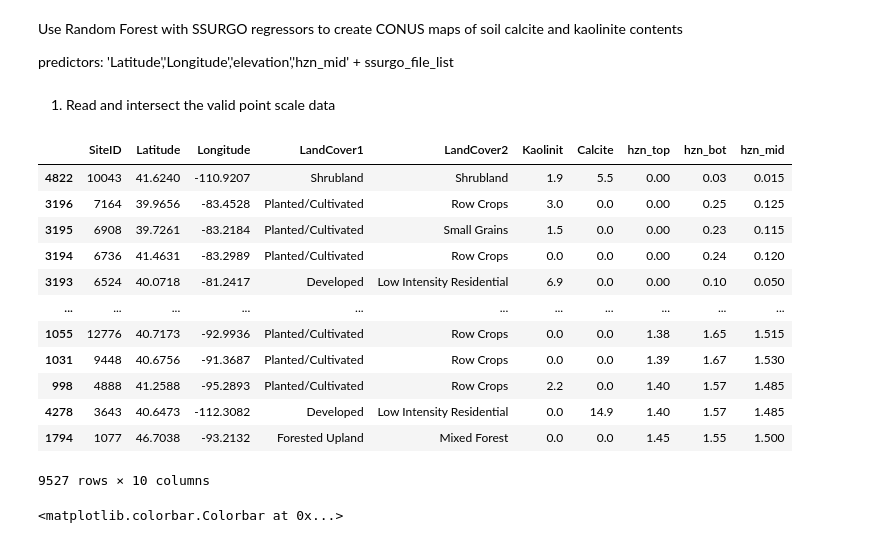
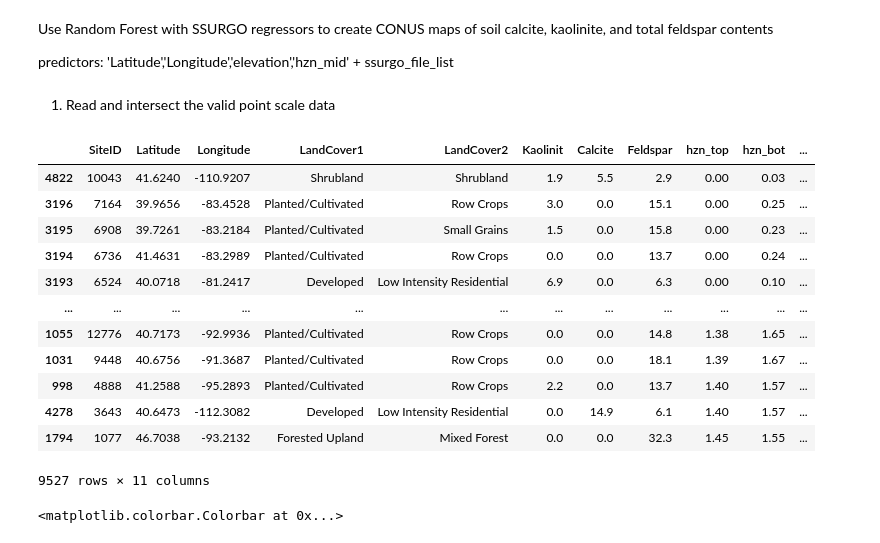
Before and after one commit to ypwong22/erw_scripts, a Jupyter notebook: interp_soilMineral_RF.ipynb, the cells around one changed output. Drawn from its saved outputs; the diff is of its cells as text; code cells hidden in the pictures.

```diff
--- a/interp_soilMineral_RF.ipynb
+++ b/interp_soilMineral_RF.ipynb
@@ -1,5 +1,5 @@
 # %% [markdown]
-Use Random Forest with SSURGO regressors to create CONUS maps of soil calcite and kaolinite contents
+Use Random Forest with SSURGO regressors to create CONUS maps of soil calcite, kaolinite, and total feldspar contents
 
 predictors: 'Latitude','Longitude','elevation','hzn_mid' + ssurgo_file_list
 # %%
@@ -47,12 +47,15 @@ for i,layer in enumerate(['A','C'], 3):
     data = pd.read_excel(os.path.join(path_data, f'Appendix_{i}a_{layer}horizon_18Sept2013.xls'),
                         skiprows = 12).iloc[1:, :]
     data = data.loc[:, ['SiteID', 'Latitude', 'Longitude', 'LandCover1', 'LandCover2',
-                        f'{layer}_Depth', f'{layer}_Kaolinit', f'{layer}_Calcite']
-                   ].dropna(subset = [f'{layer}_Kaolinit', f'{layer}_Calcite'], how = 'all')
+                        f'{layer}_Depth', f'{layer}_Kaolinit', f'{layer}_Calcite',
+                        f'{layer}_Tot_Flds']
+                   ].dropna(subset = [f'{layer}_Kaolinit', f'{layer}_Calcite',
+                                      f'{layer}_Tot_Flds'], how = 'all')
     data['SiteID'] = data['SiteID'].astype(int)
     data = data.rename({f'{layer}_Depth': 'Depth',
                         f'{layer}_Kaolinit': 'Kaolinit',
-                        f'{layer}_Calcite': 'Calcite'}, axis = 1)
+                        f'{layer}_Calcite': 'Calcite',
+                        f'{layer}_Tot_Flds': 'Feldspar'}, axis = 1)
     # N.D. indicates an undetected mineral phase.
     data.replace('N.D.', 0., inplace=True)
 
@@ -63,47 +66,48 @@ for i,layer in enumerate(['A','C'], 3):
     # N.S. indicates not a sample, in Kaolinit & Calcite columns
     data.replace('N.S.', np.nan, inplace = True)
     data['Kaolinit'] = data['Kaolinit'].astype(float)
     data['Calcite'] = data['Calcite'].astype(float)
+    data['Feldspar'] = data['Feldspar'].astype(float)
 
     # separate the depth range, convert from cm to m
     data['hzn_top'] = [float(d.split('-')[0])/100 for d in data['Depth']]
     data['hzn_bot'] = [float(d.split('-')[1])/100 for d in data['Depth']]
     data = data.drop('Depth', axis = 1)
 
     alldata.append(data)
 alldata = pd.concat(alldata, axis = 0).sort_values(by = 'hzn_top')
 # drop NA; fortunately, they are common between Kaolinit and Calcite
-alldata = alldata.dropna(axis = 0, how = 'all', subset = ['Kaolinit', 'Calcite'])
+alldata = alldata.dropna(axis = 0, how = 'all', subset = ['Kaolinit', 'Calcite', 'Feldspar'])
 
 ## Append elevation data
 #hr = xr.open_dataset(os.path.join(os.environ['E3SM_ROOT'], 'inputdata', 'lnd', 'clm2',
 #                                  'surfdata_map','surfdata_conus_erw_on_simyr1850_c211019.nc'))
 #elevation_list = []
 #for siteID, row in alldata.iterrows():
 #    x, y = np.unravel_index(np.argmin( \
 #        np.power(hr['LONGXY'].values - 360 - row['Longitude'],2) + \
 #        np.power(hr['LATIXY'].values - row['Latitude'],2) ), hr['LONGXY'].shape)
 #    elevation_list.append(hr['TOPO'].values[x, y])
 #alldata['elevation'] = elevation_list
 #hr.close()
 
 alldata['hzn_mid'] = (alldata['hzn_bot'] + alldata['hzn_top']) / 2
 
 alldata
 # %% [output]
-|  | SiteID | Latitude | Longitude | LandCover1 | LandCover2 | Kaolinit | Calcite | hzn_top | hzn_bot | hzn_mid |
-| 4822 | 10043 | 41.6240 | -110.9207 | Shrubland | Shrubland | 1.9 | 5.5 | 0.00 | 0.03 | 0.015 |
-| 3196 | 7164 | 39.9656 | -83.4528 | Planted/Cultivated | Row Crops | 3.0 | 0.0 | 0.00 | 0.25 | 0.125 |
-| 3195 | 6908 | 39.7261 | -83.2184 | Planted/Cultivated | Small Grains | 1.5 | 0.0 | 0.00 | 0.23 | 0.115 |
-| 3194 | 6736 | 41.4631 | -83.2989 | Planted/Cultivated | Row Crops | 0.0 | 0.0 | 0.00 | 0.24 | 0.120 |
-| 3193 | 6524 | 40.0718 | -81.2417 | Developed | Low Intensity Residential | 6.9 | 0.0 | 0.00 | 0.10 | 0.050 |
-| ... | ... | ... | ... | ... | ... | ... | ... | ... | ... | ... |
-| 1055 | 12776 | 40.7173 | -92.9936 | Planted/Cultivated | Row Crops | 0.0 | 0.0 | 1.38 | 1.65 | 1.515 |
-| 1031 | 9448 | 40.6756 | -91.3687 | Planted/Cultivated | Row Crops | 0.0 | 0.0 | 1.39 | 1.67 | 1.530 |
-| 998 | 4888 | 41.2588 | -95.2893 | Planted/Cultivated | Row Crops | 2.2 | 0.0 | 1.40 | 1.57 | 1.485 |
-| 4278 | 3643 | 40.6473 | -112.3082 | Developed | Low Intensity Residential | 0.0 | 14.9 | 1.40 | 1.57 | 1.485 |
-| 1794 | 1077 | 46.7038 | -93.2132 | Forested Upland | Mixed Forest | 0.0 | 0.0 | 1.45 | 1.55 | 1.500 |
+|  | SiteID | Latitude | Longitude | LandCover1 | LandCover2 | Kaolinit | Calcite | Feldspar | hzn_top | hzn_bot | ... |
+| 4822 | 10043 | 41.6240 | -110.9207 | Shrubland | Shrubland | 1.9 | 5.5 | 2.9 | 0.00 | 0.03 | ... |
+| 3196 | 7164 | 39.9656 | -83.4528 | Planted/Cultivated | Row Crops | 3.0 | 0.0 | 15.1 | 0.00 | 0.25 | ... |
+| 3195 | 6908 | 39.7261 | -83.2184 | Planted/Cultivated | Small Grains | 1.5 | 0.0 | 15.8 | 0.00 | 0.23 | ... |
+| 3194 | 6736 | 41.4631 | -83.2989 | Planted/Cultivated | Row Crops | 0.0 | 0.0 | 13.7 | 0.00 | 0.24 | ... |
+| 3193 | 6524 | 40.0718 | -81.2417 | Developed | Low Intensity Residential | 6.9 | 0.0 | 6.3 | 0.00 | 0.10 | ... |
+| ... | ... | ... | ... | ... | ... | ... | ... | ... | ... | ... | ... |
+| 1055 | 12776 | 40.7173 | -92.9936 | Planted/Cultivated | Row Crops | 0.0 | 0.0 | 14.8 | 1.38 | 1.65 | ... |
+| 1031 | 9448 | 40.6756 | -91.3687 | Planted/Cultivated | Row Crops | 0.0 | 0.0 | 18.1 | 1.39 | 1.67 | ... |
+| 998 | 4888 | 41.2588 | -95.2893 | Planted/Cultivated | Row Crops | 2.2 | 0.0 | 13.7 | 1.40 | 1.57 | ... |
+| 4278 | 3643 | 40.6473 | -112.3082 | Developed | Low Intensity Residential | 0.0 | 14.9 | 6.1 | 1.40 | 1.57 | ... |
+| 1794 | 1077 | 46.7038 | -93.2132 | Forested Upland | Mixed Forest | 0.0 | 0.0 | 32.3 | 1.45 | 1.55 | ... |
-9527 rows × 10 columns
+9527 rows × 11 columns
 # %%
 fig, axes = plt.subplots(1, 2, figsize = (15, 6))
 ax = axes.flat[0]
```
Also changed, not shown: parts of 6 cells of this notebook, 14 other files.
